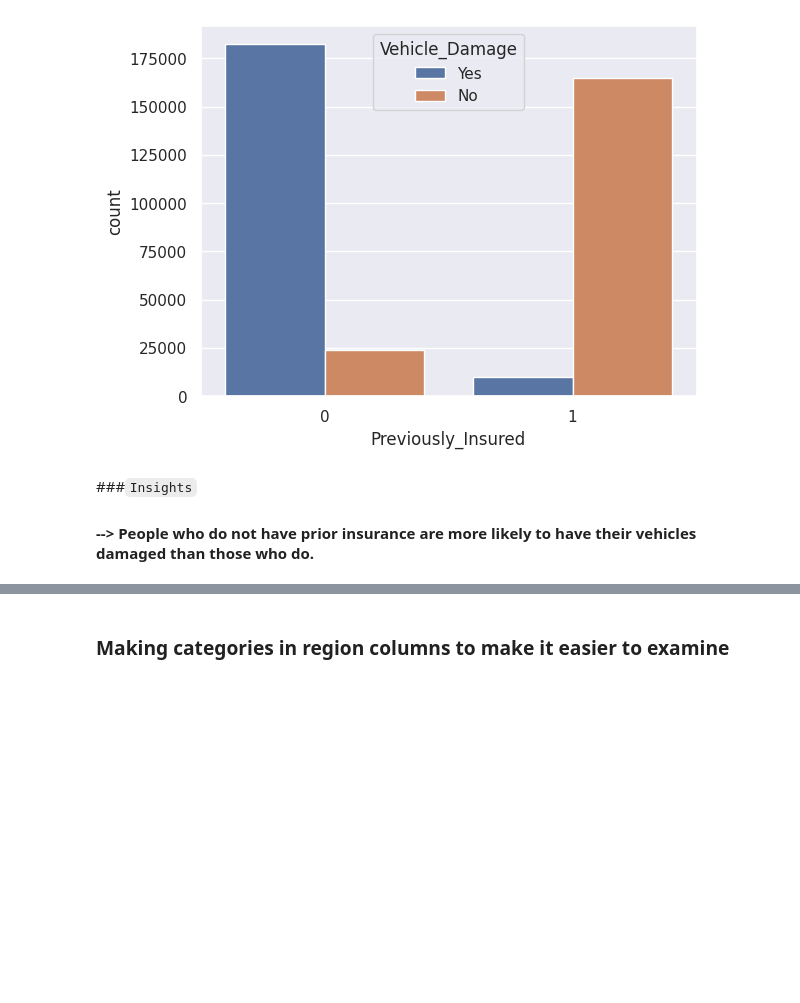
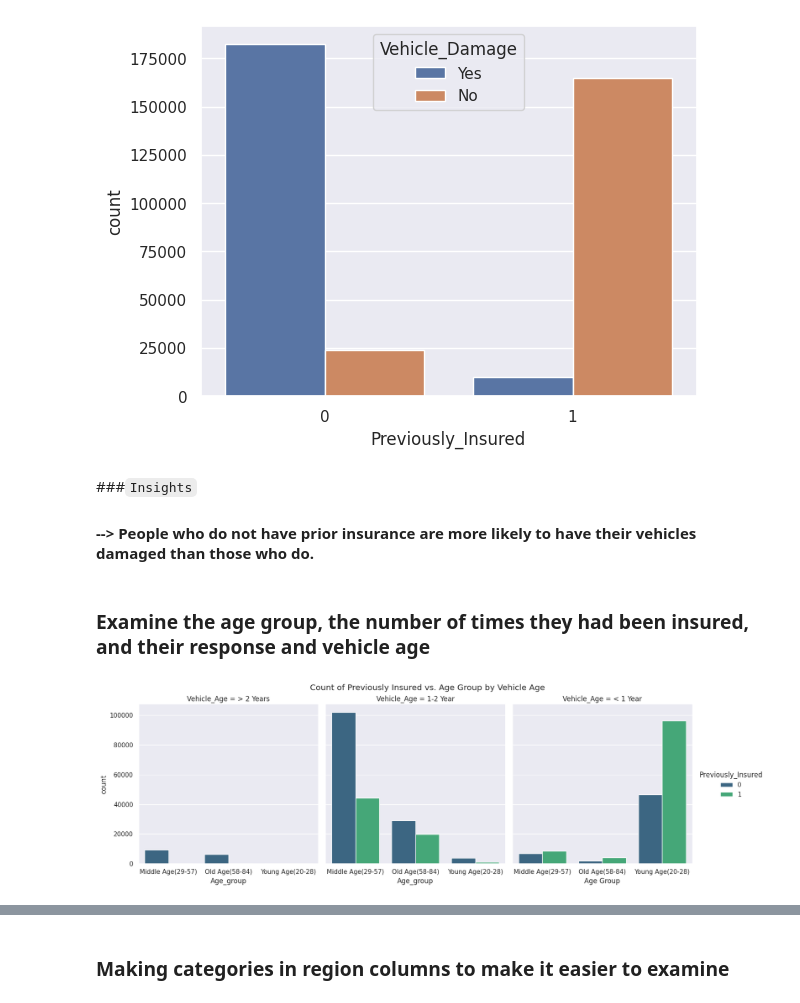
Before and after one commit to gautampatil01/Health-Insurance-Cross-Sell-Prediction, a Jupyter notebook: TRAIN_HEALTH_INSURANCE_CROSS_SELL_PREDICTION.ipynb, the cells around one changed output, grey strips where cells are left out. Saved outputs shown, nothing was run; the diff lists cells and outputs as text; code cells hidden in the pictures; blank space fills up the shorter version.

```diff
--- a/TRAIN_HEALTH_INSURANCE_CROSS_SELL_PREDICTION.ipynb
+++ b/TRAIN_HEALTH_INSURANCE_CROSS_SELL_PREDICTION.ipynb
@@ -322,3 +376,18 @@ sns.countplot(x = 'Previously_Insured', data = ins_df, hue = 'Vehicle_Damage')
 # %% [markdown]
 ###`Insights`
 #### --> People who do not have prior insurance are more likely to have their vehicles damaged than those who do.
+# %% [markdown]
+### Examine the age group, the number of times they had been insured, and their response and vehicle age
+# %%
+# Create a categorical plot using catplot
+sns.catplot(x="Age_group", hue="Previously_Insured", col="Vehicle_Age", data=ins_df, kind="count", palette="viridis")
+
+# Add title and labels to the plot
+plt.suptitle('Count of Previously Insured vs. Age Group by Vehicle Age', y=1.02)
+plt.xlabel('Age Group')
+plt.ylabel('Count')
+
+# Show the plot
+plt.show()
+# %% [output]
+[figure, added]
```
Also changed, not shown: parts of 46 cells of this notebook.
